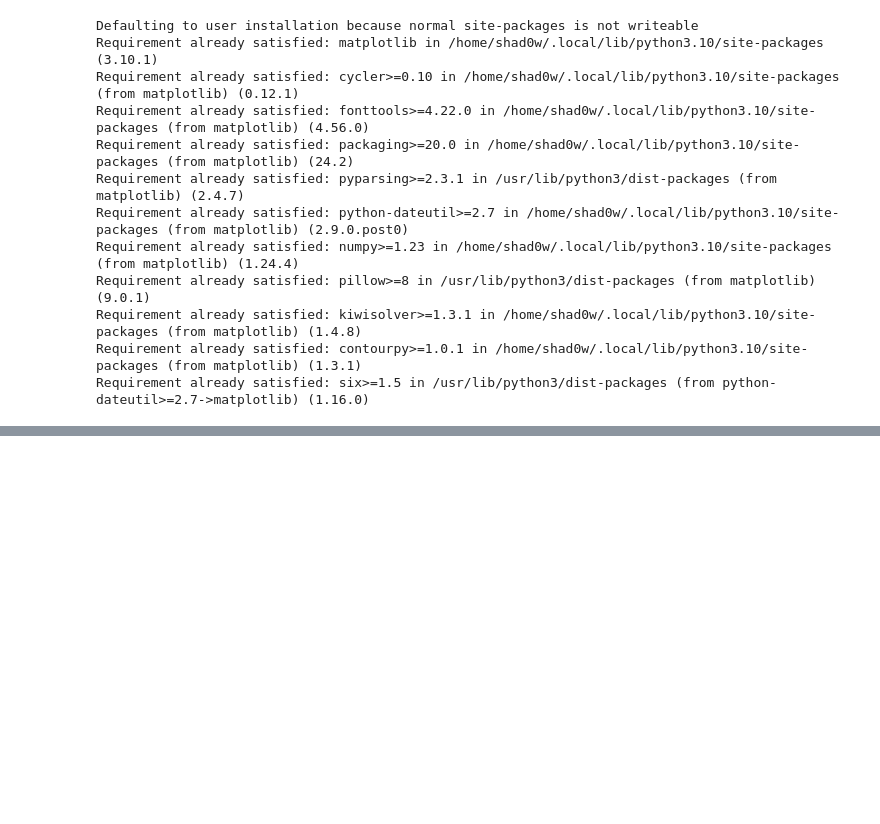
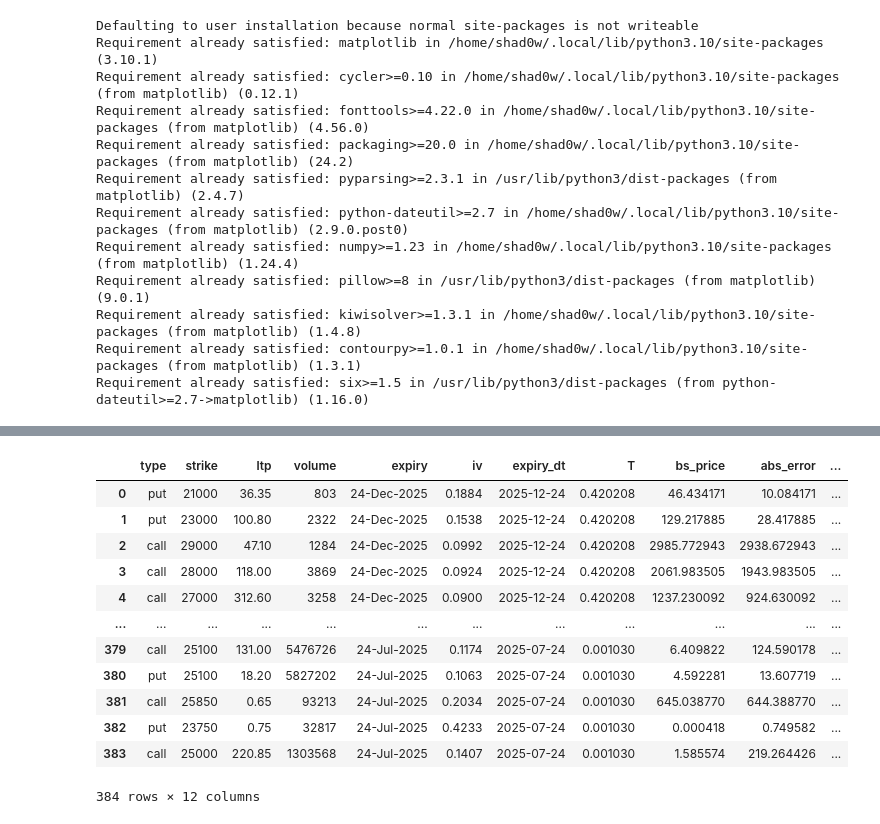
Before and after one commit to sarthak-somani/Options-Pricing-Models-and-their-Accuracy, a Jupyter notebook: Main.ipynb, the cells around one changed output, grey strips where cells are left out. Drawn from its saved outputs; the diff is of its cells as text; code cells hidden in the pictures; blank space fills up the shorter version.

Commit message:
Checked Black-Scholes Model accuracy

```diff
--- a/Main.ipynb
+++ b/Main.ipynb
@@ -42,0 +124,7 @@ import matplotlib.pyplot as plt
+# %%
+now = pd.Timestamp.now()
+df['expiry_dt'] = pd.to_datetime(df['expiry'], format="%d-%b-%Y")
+df['T'] = (df['expiry_dt'] - now).dt.total_seconds() / (365 * 24 * 60 * 60)
+df['T'].apply(lambda x: f"{x:.7f}")
+df = df.sort_values(by='T', ascending=False).reset_index(drop=True)
+df
@@ -42,0 +145,3 @@ import matplotlib.pyplot as plt
+# %%
+df = df[df['T'] > 0]
+df
@@ -42,0 +162,15 @@ import matplotlib.pyplot as plt
+# %%
+risk_free_rate = 0.07
+# %%
+df['bs_price'] = df.apply(
+    lambda row: black_scholes(
+        S=spot_price,
+        K=row['strike'],
+        T=row['T'],
+        r=risk_free_rate,
+        sigma=row['iv'],
+        option_type=row['type']
+    ),
+    axis=1
+)
+df
@@ -42,0 +191,19 @@ import matplotlib.pyplot as plt
+# %%
+df['abs_error'] = np.abs(df['bs_price'] - df['ltp'])
+df['pct_error'] = 100 * df['abs_error'] / df['ltp']
+df['days_to_expiry'] = (df['expiry_dt'] - datetime.now()).dt.days
+df
+# %% [output]
+|  | type | strike | ltp | volume | expiry | iv | expiry_dt | T | bs_price | abs_error | ... |
+| 0 | put | 21000 | 36.35 | 803 | 24-Dec-2025 | 0.1884 | 2025-12-24 | 0.420208 | 46.434171 | 10.084171 | ... |
+| 1 | put | 23000 | 100.80 | 2322 | 24-Dec-2025 | 0.1538 | 2025-12-24 | 0.420208 | 129.217885 | 28.417885 | ... |
+| 2 | call | 29000 | 47.10 | 1284 | 24-Dec-2025 | 0.0992 | 2025-12-24 | 0.420208 | 2985.772943 | 2938.672943 | ... |
+| 3 | call | 28000 | 118.00 | 3869 | 24-Dec-2025 | 0.0924 | 2025-12-24 | 0.420208 | 2061.983505 | 1943.983505 | ... |
+| 4 | call | 27000 | 312.60 | 3258 | 24-Dec-2025 | 0.0900 | 2025-12-24 | 0.420208 | 1237.230092 | 924.630092 | ... |
+| ... | ... | ... | ... | ... | ... | ... | ... | ... | ... | ... | ... |
+| 379 | call | 25100 | 131.00 | 5476726 | 24-Jul-2025 | 0.1174 | 2025-07-24 | 0.001030 | 6.409822 | 124.590178 | ... |
+| 380 | put | 25100 | 18.20 | 5827202 | 24-Jul-2025 | 0.1063 | 2025-07-24 | 0.001030 | 4.592281 | 13.607719 | ... |
+| 381 | call | 25850 | 0.65 | 93213 | 24-Jul-2025 | 0.2034 | 2025-07-24 | 0.001030 | 645.038770 | 644.388770 | ... |
+| 382 | put | 23750 | 0.75 | 32817 | 24-Jul-2025 | 0.4233 | 2025-07-24 | 0.001030 | 0.000418 | 0.749582 | ... |
+| 383 | call | 25000 | 220.85 | 1303568 | 24-Jul-2025 | 0.1407 | 2025-07-24 | 0.001030 | 1.585574 | 219.264426 | ... |
+384 rows × 12 columns
```
Also changed, not shown: parts of 9 cells of this notebook.
